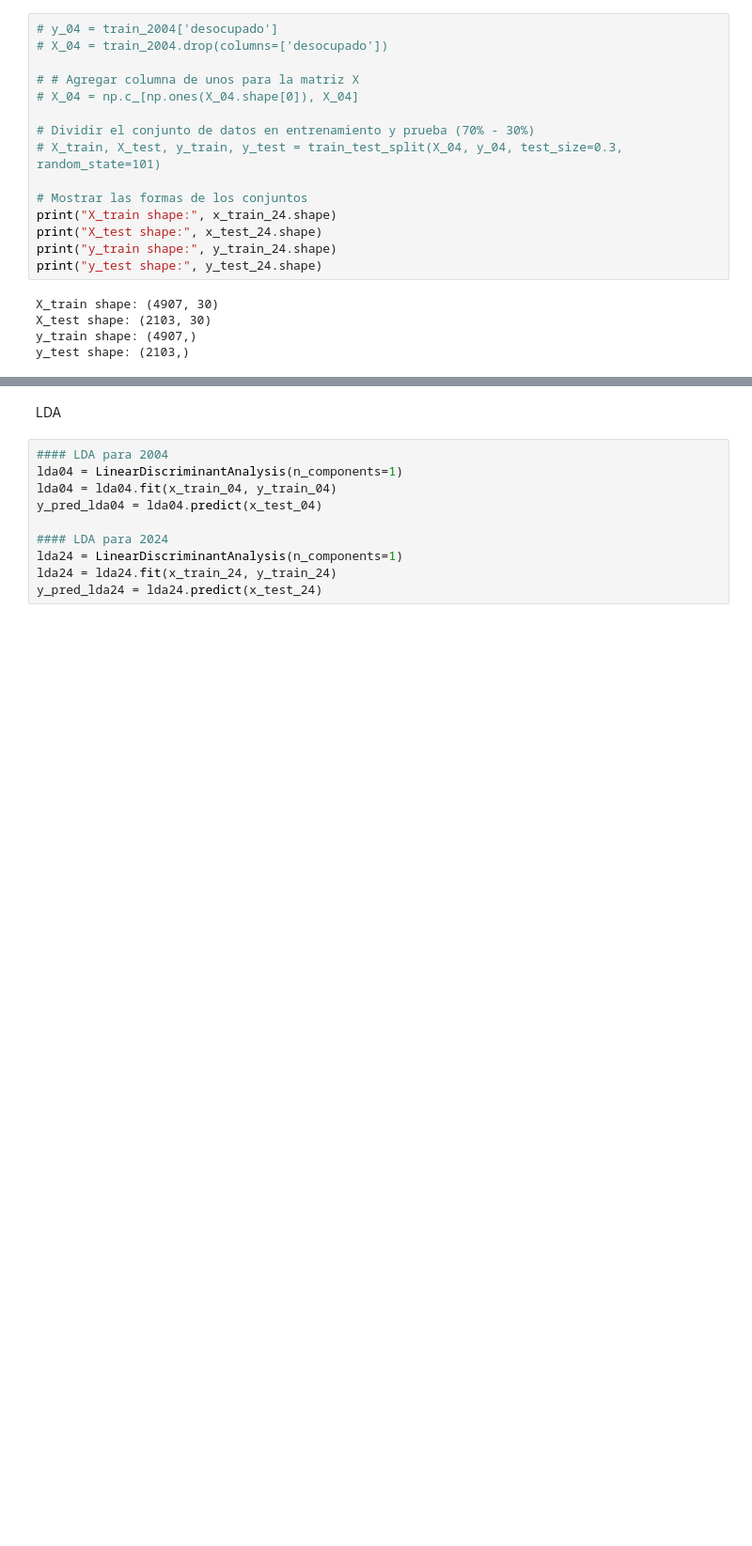
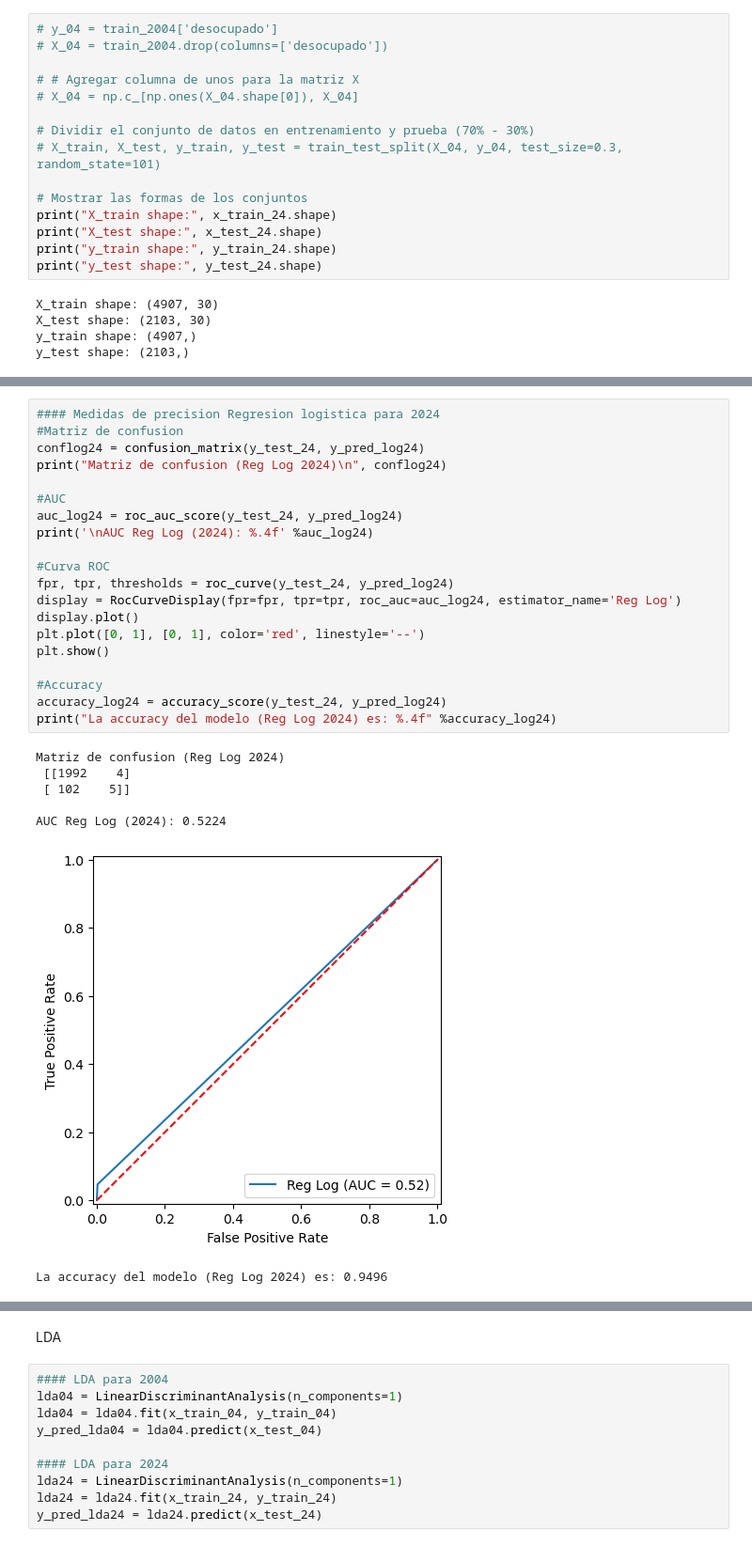
Before and after one commit to maggiecobb/CC408-T1-5, a Jupyter notebook: TP 3/Tp3.ipynb, the cells around one changed output, grey strips where cells are left out. Shown at 94% size. Cells and saved outputs as stored; diff of their text form; blank space fills up the shorter version.

```diff
--- a/TP 3/Tp3.ipynb
+++ b/TP 3/Tp3.ipynb
@@ -1195,3 +1243,31 @@ print(len(x_test_04), len(y_test_pred_score_2004))
+# %%
+#### Medidas de precision Regresion logistica para 2024
+#Matriz de confusion
+conflog24 = confusion_matrix(y_test_24, y_pred_log24)
+print("Matriz de confusion (Reg Log 2024)\n", conflog24)
+
+#AUC
+auc_log24 = roc_auc_score(y_test_24, y_pred_log24)
+print('\nAUC Reg Log (2024): %.4f' %auc_log24)
+
+#Curva ROC
+fpr, tpr, thresholds = roc_curve(y_test_24, y_pred_log24)
+display = RocCurveDisplay(fpr=fpr, tpr=tpr, roc_auc=auc_log24, estimator_name='Reg Log')
+display.plot()
+plt.plot([0, 1], [0, 1], color='red', linestyle='--')
+plt.show()
+
+#Accuracy
+accuracy_log24 = accuracy_score(y_test_24, y_pred_log24)
+print("La accuracy del modelo (Reg Log 2024) es: %.4f" %accuracy_log24)
+# %% [output]
+Matriz de confusion (Reg Log 2024)
+ [[1992    4]
+ [ 102    5]]
+
+AUC Reg Log (2024): 0.5224
+[figure, added]
+La accuracy del modelo (Reg Log 2024) es: 0.9496
 # %%
 #REGRESION LOGISTICA
 
```
Also changed, not shown: parts of 12 cells of this notebook.
